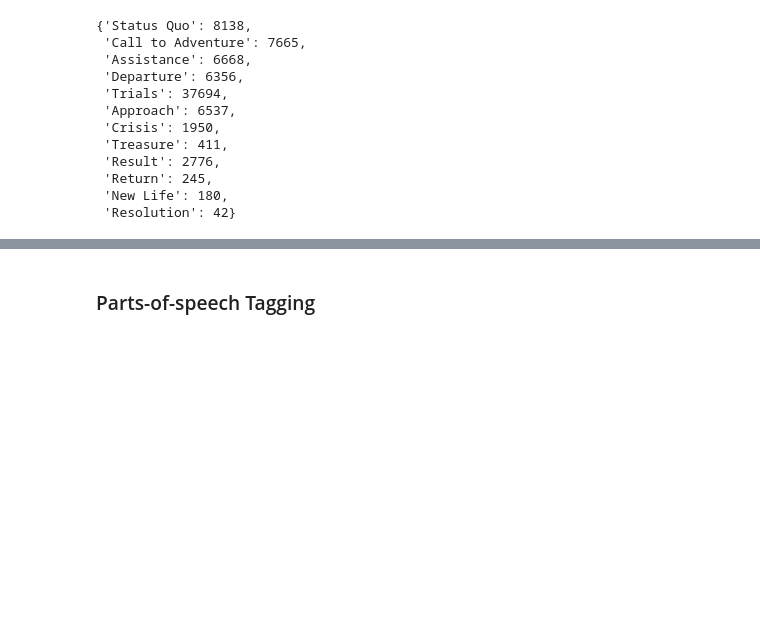
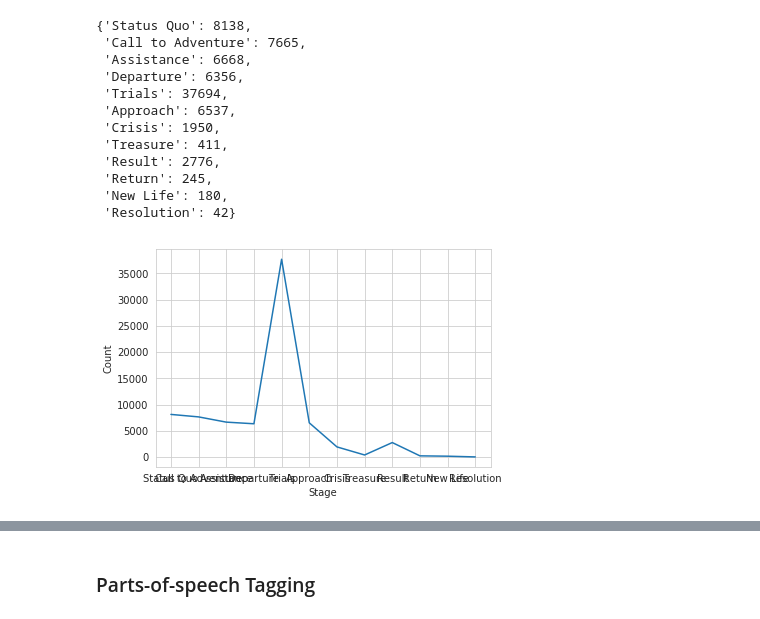
Before and after one commit to datastoryteller/hp1-nlp-analysis, a Jupyter notebook: HP1 - NLP Analysis.ipynb, the cells around one changed output, grey strips where cells are left out. Cells and saved outputs as stored; diff of their text form; code cells hidden in the pictures; blank space fills up the shorter version.

```diff
--- a/HP1 - NLP Analysis.ipynb
+++ b/HP1 - NLP Analysis.ipynb
@@ -265,3 +285,8 @@ heros_journey_wc
  'Return': 245,
  'New Life': 180,
  'Resolution': 42}
+# %%
+hero_df = pd.DataFrame.from_dict(heros_journey_wc, orient='index').reset_index()
+hero_df.columns = ['Stage', 'Count']
+# %% [output]
+[figure, added]
```
Also changed, not shown: parts of 12 cells of this notebook.
